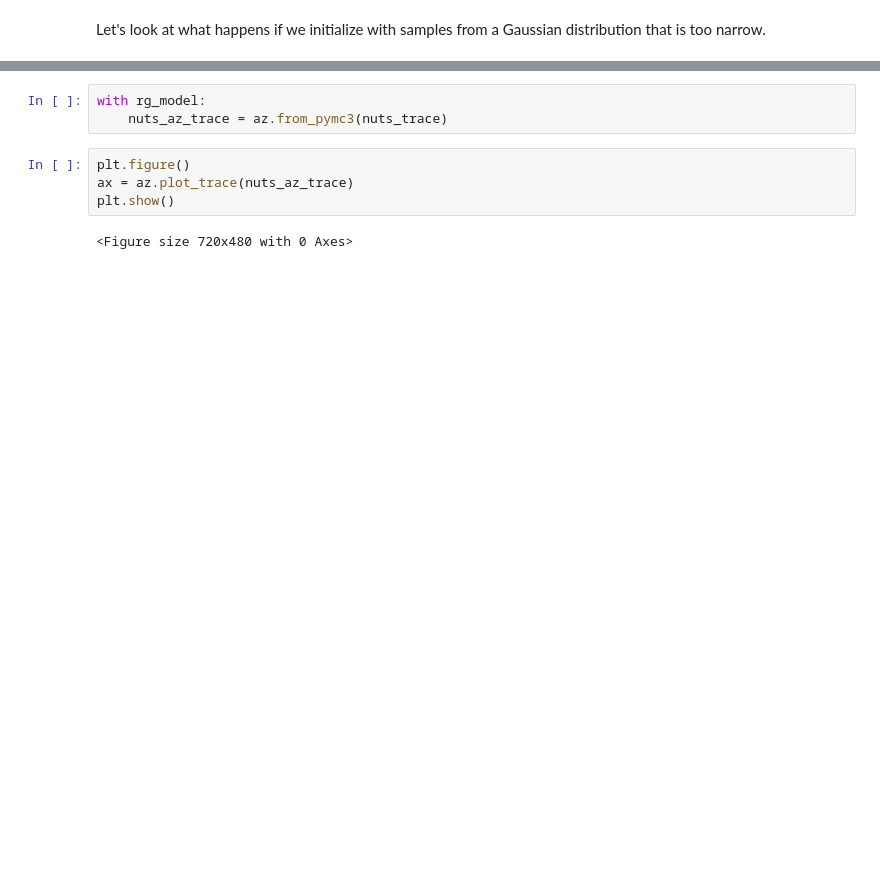
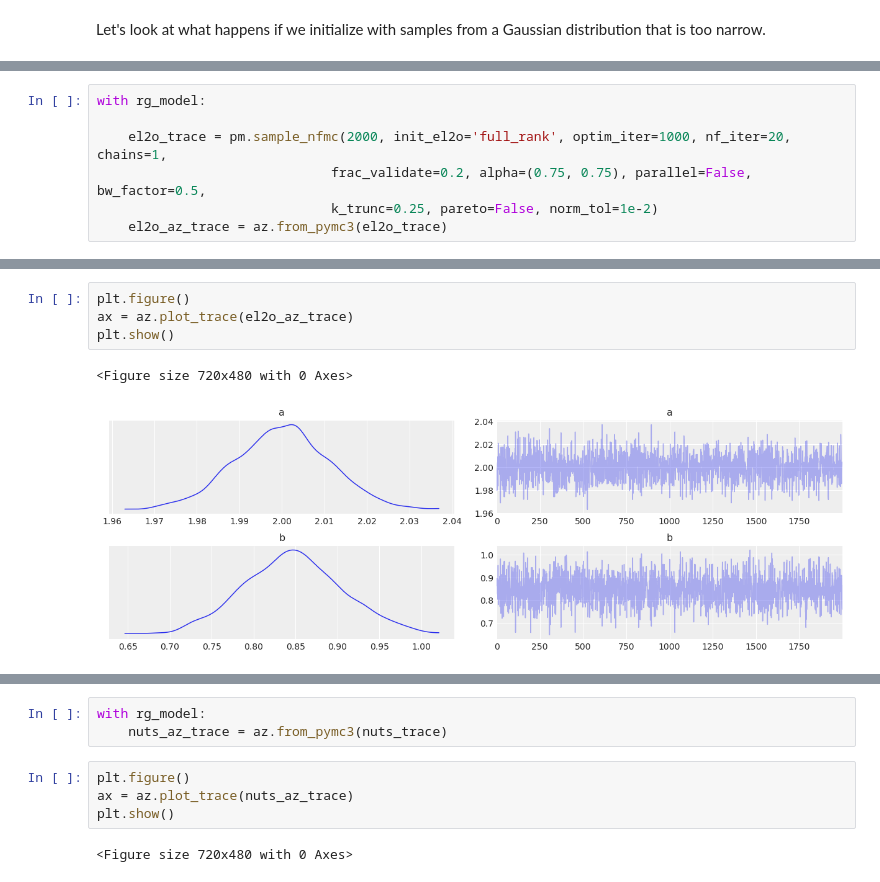
Before and after one commit to RichardGrumitt/NS_NFMC_tests, a Jupyter notebook: nfmc_tests.ipynb, the cells around one changed output, grey strips where cells are left out. Saved outputs shown, nothing was run; the diff lists cells and outputs as text; blank space fills up the shorter version.

Commit message:
Adding EL2O init test

```diff
--- a/nfmc_tests.ipynb
+++ b/nfmc_tests.ipynb
@@ -468,0 +431,7 @@ plt.show()
+# %%
+with rg_model:
+
+    el2o_trace = pm.sample_nfmc(2000, init_el2o='full_rank', optim_iter=1000, nf_iter=20, chains=1,
+                              frac_validate=0.2, alpha=(0.75, 0.75), parallel=False, bw_factor=0.5,
+                              k_trunc=0.25, pareto=False, norm_tol=1e-2)
+    el2o_az_trace = az.from_pymc3(el2o_trace)
@@ -469,3 +455,10 @@ plt.show()
+# %%
+plt.figure()
+ax = az.plot_trace(el2o_az_trace)
+plt.show()
+# %% [output]
+<Figure size 720x480 with 0 Axes>
+[figure, added]
 # %%
 rg_importance_weights = rg_trace.report.importance_weights
 
```
Also changed, not shown: parts of 24 cells of this notebook.
